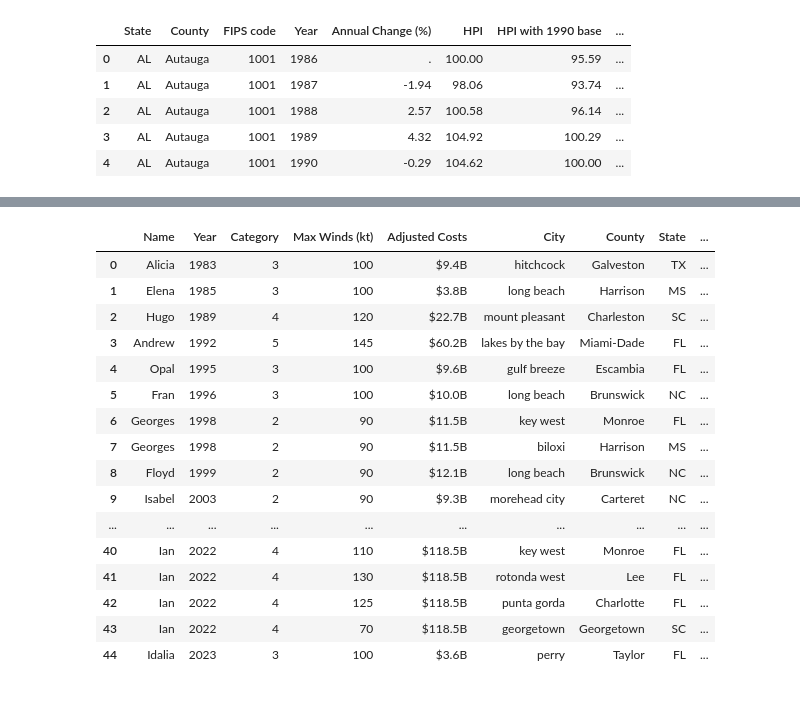
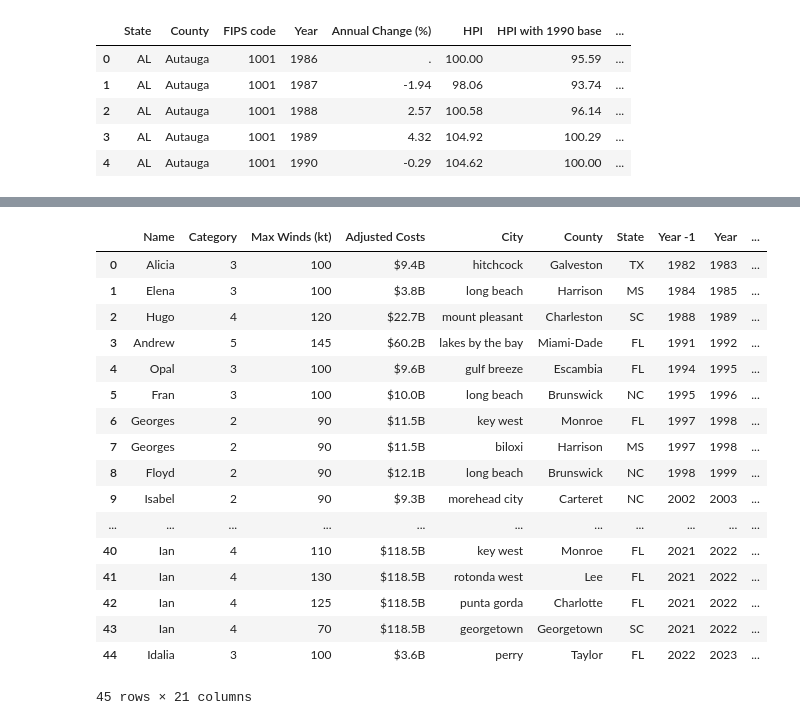
Before and after one commit to chrisadamsv/Dream-Team-Project1, a Jupyter notebook: Project_Data/Group 4 Project 1 MAIN.ipynb, the cells around one changed output, grey strips where cells are left out. Cells and saved outputs as stored; diff of their text form; code cells hidden in the pictures.

```diff
--- a/Project_Data/Group 4 Project 1 MAIN.ipynb
+++ b/Project_Data/Group 4 Project 1 MAIN.ipynb
@@ -209,0 +301,39 @@ hpi_df.head()
+# %%
+prev_hpi = []
+year_1_hpi = []
+year_2_hpi = []
+year_3_hpi = []
+
+for index in hpi_df.index:
+    try:
+        value = hpi_df.at[index-1, 'HPI']
+        prev_hpi.append(value)
+    except:
+        prev_hpi.append('')
+
+for index in hpi_df.index:
+    try:
+        value = hpi_df.at[index+1, 'HPI']
+        year_1_hpi.append(value)
+    except:
+        year_1_hpi.append('')
+
+for index in hpi_df.index:
+    try:
+        value = hpi_df.at[index+2, 'HPI']
+        year_2_hpi.append(value)
+    except:
+        year_2_hpi.append('')
+
+for index in hpi_df.index:
+    try:
+        value = hpi_df.at[index+3, 'HPI']
+        year_3_hpi.append(value)
+    except:
+        year_3_hpi.append('')
+
+hpi_df['HPI -1'] = prev_hpi
+hpi_df['HPI +1'] = year_1_hpi
+hpi_df['HPI +2'] = year_2_hpi
+hpi_df['HPI +3'] = year_3_hpi
+hpi_df.head()
@@ -222,22 +370,26 @@ complete_df.head()
 # %%
 #Make a new dataframe with only relevant columns
-clean_df = complete_df[['Name','Year','Category','Max Winds (kt)','Adjusted Costs','City','County','State','Annual Change (%)','HPI']]
+clean_df = complete_df[['Name','Category','Max Winds (kt)','Adjusted Costs','City','County','State',
+                        'Year -1','Year','Year +1','Year +2','Year +3',
+                        'Annual Change (%) -1','Annual Change (%)','Annual Change (%) +1','Annual Change (%) +2','Annual Change (%) +3',
+                        'HPI -1','HPI','HPI +2','HPI +3']]
 clean_df
 # %% [output]
-|  | Name | Year | Category | Max Winds (kt) | Adjusted Costs | City | County | State | ... |
-| 0 | Alicia | 1983 | 3 | 100 | $9.4B | hitchcock | Galveston | TX | ... |
-| 1 | Elena | 1985 | 3 | 100 | $3.8B | long beach | Harrison | MS | ... |
-| 2 | Hugo | 1989 | 4 | 120 | $22.7B | mount pleasant | Charleston | SC | ... |
-| 3 | Andrew | 1992 | 5 | 145 | $60.2B | lakes by the bay | Miami-Dade | FL | ... |
-| 4 | Opal | 1995 | 3 | 100 | $9.6B | gulf breeze | Escambia | FL | ... |
-| 5 | Fran | 1996 | 3 | 100 | $10.0B | long beach | Brunswick | NC | ... |
-| 6 | Georges | 1998 | 2 | 90 | $11.5B | key west | Monroe | FL | ... |
-| 7 | Georges | 1998 | 2 | 90 | $11.5B | biloxi | Harrison | MS | ... |
-| 8 | Floyd | 1999 | 2 | 90 | $12.1B | long beach | Brunswick | NC | ... |
-| 9 | Isabel | 2003 | 2 | 90 | $9.3B | morehead city | Carteret | NC | ... |
-| ... | ... | ... | ... | ... | ... | ... | ... | ... | ... |
-| 40 | Ian | 2022 | 4 | 110 | $118.5B | key west | Monroe | FL | ... |
-| 41 | Ian | 2022 | 4 | 130 | $118.5B | rotonda west | Lee | FL | ... |
-| 42 | Ian | 2022 | 4 | 125 | $118.5B | punta gorda | Charlotte | FL | ... |
-| 43 | Ian | 2022 | 4 | 70 | $118.5B | georgetown | Georgetown | SC | ... |
-| 44 | Idalia | 2023 | 3 | 100 | $3.6B | perry | Taylor | FL | ... |
+|  | Name | Category | Max Winds (kt) | Adjusted Costs | City | County | State | Year -1 | Year | ... |
+| 0 | Alicia | 3 | 100 | $9.4B | hitchcock | Galveston | TX | 1982 | 1983 | ... |
+| 1 | Elena | 3 | 100 | $3.8B | long beach | Harrison | MS | 1984 | 1985 | ... |
+| 2 | Hugo | 4 | 120 | $22.7B | mount pleasant | Charleston | SC | 1988 | 1989 | ... |
+| 3 | Andrew | 5 | 145 | $60.2B | lakes by the bay | Miami-Dade | FL | 1991 | 1992 | ... |
+| 4 | Opal | 3 | 100 | $9.6B | gulf breeze | Escambia | FL | 1994 | 1995 | ... |
+| 5 | Fran | 3 | 100 | $10.0B | long beach | Brunswick | NC | 1995 | 1996 | ... |
+| 6 | Georges | 2 | 90 | $11.5B | key west | Monroe | FL | 1997 | 1998 | ... |
+| 7 | Georges | 2 | 90 | $11.5B | biloxi | Harrison | MS | 1997 | 1998 | ... |
+| 8 | Floyd | 2 | 90 | $12.1B | long beach | Brunswick | NC | 1998 | 1999 | ... |
+| 9 | Isabel | 2 | 90 | $9.3B | morehead city | Carteret | NC | 2002 | 2003 | ... |
+| ... | ... | ... | ... | ... | ... | ... | ... | ... | ... | ... |
+| 40 | Ian | 4 | 110 | $118.5B | key west | Monroe | FL | 2021 | 2022 | ... |
+| 41 | Ian | 4 | 130 | $118.5B | rotonda west | Lee | FL | 2021 | 2022 | ... |
+| 42 | Ian | 4 | 125 | $118.5B | punta gorda | Charlotte | FL | 2021 | 2022 | ... |
+| 43 | Ian | 4 | 70 | $118.5B | georgetown | Georgetown | SC | 2021 | 2022 | ... |
+| 44 | Idalia | 3 | 100 | $3.6B | perry | Taylor | FL | 2022 | 2023 | ... |
+45 rows × 21 columns
```
Also changed, not shown: parts of 8 cells of this notebook, 2 other files.
